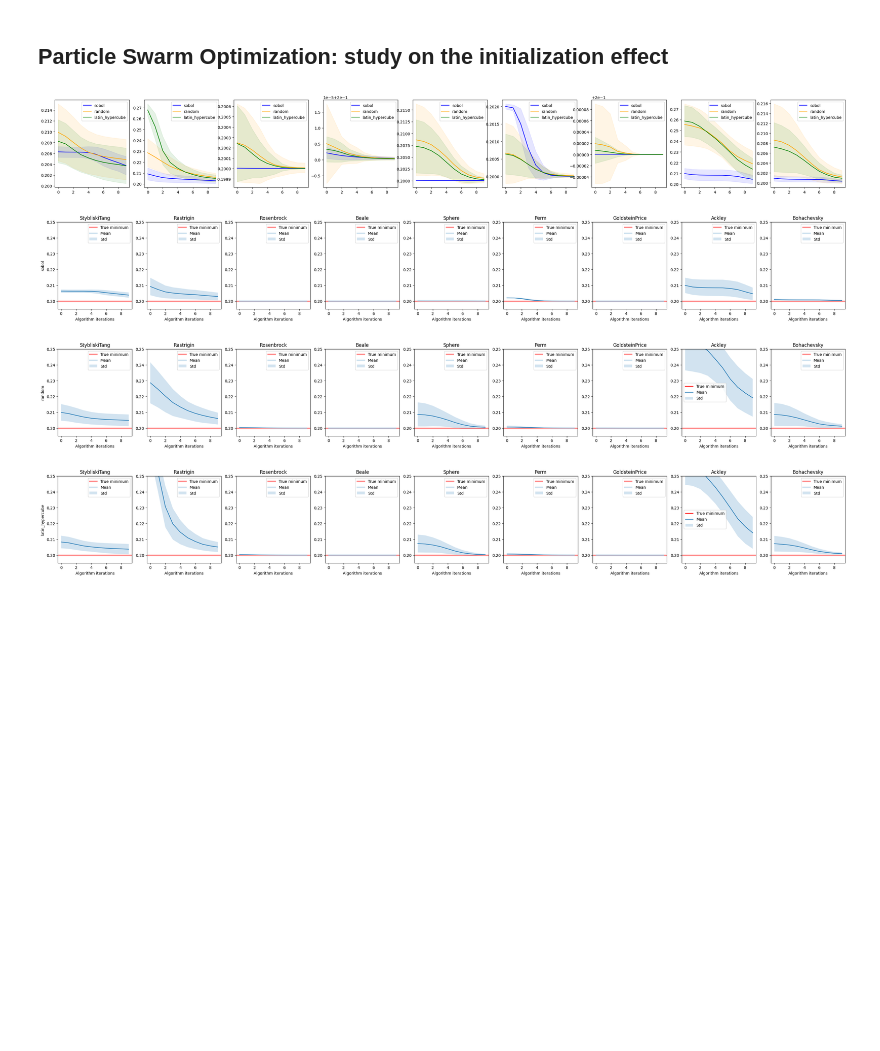
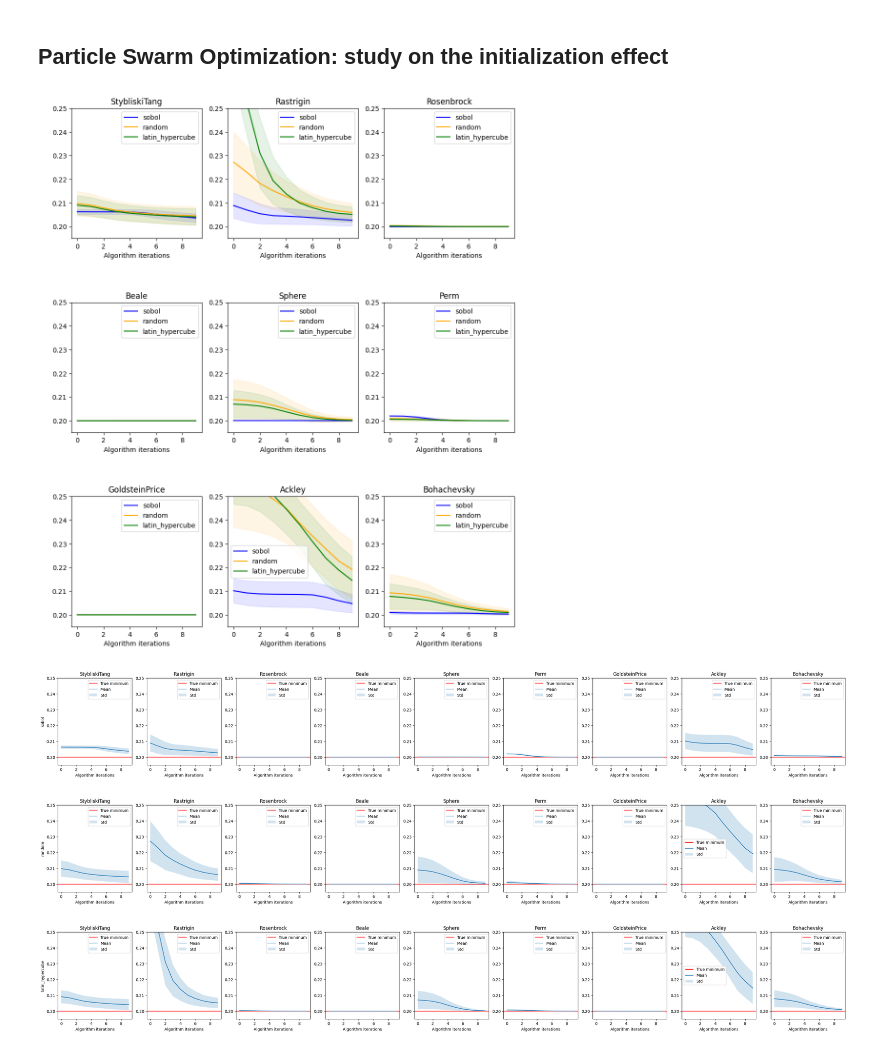
Before and after one commit to oselin/algorithm_development, a Jupyter notebook: 4.effect_of_initialization.ipynb, the cells around one changed output. Drawn from its saved outputs; the diff is of its cells as text; code cells hidden in the pictures; blank space fills up the shorter version.

```diff
--- a/4.effect_of_initialization.ipynb
+++ b/4.effect_of_initialization.ipynb
@@ -20,3 +20,11 @@ def best_history(data):
             if (cd < best[-1]): best.append(cd)
             else: best.append(best[-1])
     return best
+
+def discretize_X(X:np.array) -> np.array:
+
+    for i in range(X.shape[0]):
+        for j in range(X.shape[1]):
+            if (0 < (X[i,j] % 1) <= 0.5): X[i,j] = X[i,j]//1 + 0.5
+            else: X[i,j] = np.ceil(X[i,j])
+    return X
@@ -32,7 +121,7 @@ tests  = 250
 X1 =  X2 = np.linspace(-5, 5, 101)
 points = np.array([[x1,x2] for x1 in X1 for x2 in X2])
 
-fig_shared, ax_shared = plt.subplots(1, len(benchmarkfunction_list), figsize=(4*len(benchmarkfunction_list), 4))
+fig_shared, ax_shared = plt.subplots(3,3, figsize=(4*3,5*3))
 colors = ["blue","orange","green"]
 
 # Set the initialization methods than must be tested
@@ -71,9 +160,13 @@ for ii, method in enumerate(init_methods):
         ax[idx].legend(["True minimum", "Mean", "Std"])
         if (idx == 0): ax[idx].set_ylabel(method)
 
-        ax_shared[idx].plot(range(len(Ymean)), Ymean, label=method, c=colors[ii])
-        ax_shared[idx].fill_between(range(len(Ymean)), Ymean - Ystd, Ymean + Ystd, alpha=0.1, color=colors[ii])
-        ax_shared[idx].legend()
+        ax_shared[idx//3, idx%3].set_title(fcn.__name__)
+        ax_shared[idx//3, idx%3].set_xlabel("Algorithm iterations")
+        ax_shared[idx//3, idx%3].plot(range(len(Ymean)), Ymean, label=method, c=colors[ii])
+        ax_shared[idx//3, idx%3].fill_between(range(len(Ymean)), Ymean - Ystd, Ymean + Ystd, alpha=0.1, color=colors[ii])
+        ax_shared[idx//3, idx%3].set_ylim([0.195, 0.25])
+        if (idx == 0): ax_shared[idx//3, idx%3].set_ylabel(" ")
+        ax_shared[idx//3, idx%3].legend()
 
 plt.show()
 # %% [output]
@@ -93,7 +185,7 @@ tests  = 250
 X1 =  X2 = np.linspace(-5, 5, 101)
 points = np.array([[x1,x2] for x1 in X1 for x2 in X2])
 
-fig_shared, ax_shared = plt.subplots(1, len(benchmarkfunction_list), figsize=(4*len(benchmarkfunction_list), 4))
+fig_shared, ax_shared = plt.subplots(3,3, figsize=(4*3,5*3))
 colors = ["blue","orange","green"]
 
 # Set the initialization methods than must be tested
@@ -108,37 +200,42 @@ for ii, method in enumerate(init_methods):
 
         # Estimate the function output
         Fx = fcn(points.T)
 
         # Rescaling the function to 0.20 - 0.35 range
         Fn = lambda p: (fcn(p) - np.min(Fx)) * (0.15)/(np.max(Fx) - np.min(Fx)) + 0.20
 
         Y_log = []
         for test in range(tests):
             Xmin, Ymin, X, Y = particle_swarm(Fn, sampling_budget=sampling_budget, sampling_method = method)
             Y_log.append(best_history(Y))
 
         # Calculate mean and standard deviation for the tests at the sampling_budget=budget
         Ystd  = np.std(Y_log, axis=0)
         Ymean = np.mean(Y_log, axis=0)
 
         # Plot the performances
         ax[idx].axhline(y = np.min(Fn(points.T)), color = 'r', linestyle = '-')
 
         ax[idx].plot(range(len(Ymean)), Ymean)
         ax[idx].fill_between(range(len(Ymean)), Ymean - Ystd, Ymean + Ystd, alpha=0.2, label='Standard Deviation')
         ax[idx].set_ylim([0.195, 0.25])
         ax[idx].set_title(fcn.__name__)
         ax[idx].set_xlabel("Algorithm iterations")
         ax[idx].legend(["True minimum", "Mean", "Std"])
         if (idx == 0): ax[idx].set_ylabel(method)
 
-        ax_shared[idx].plot(range(len(Ymean)), Ymean, label=method, c=colors[ii])
-        ax_shared[idx].fill_between(range(len(Ymean)), Ymean - Ystd, Ymean + Ystd, alpha=0.1, color=colors[ii])
-        ax_shared[idx].legend()
+        ax_shared[idx//3, idx%3].set_title(fcn.__name__)
+        ax_shared[idx//3, idx%3].set_xlabel("Algorithm iterations")
+        ax_shared[idx//3, idx%3].plot(range(len(Ymean)), Ymean, label=method, c=colors[ii])
+        ax_shared[idx//3, idx%3].fill_between(range(len(Ymean)), Ymean - Ystd, Ymean + Ystd, alpha=0.1, color=colors[ii])
+        ax_shared[idx//3, idx%3].set_ylim([0.195, 0.25])
+        ax_shared[idx//3, idx%3].set_box_aspect(1)
+        if (idx == 0): ax_shared[idx//3, idx%3].set_ylabel(" ")
+        ax_shared[idx//3, idx%3].legend()
 
 plt.show()
 # %% [output]
-[figure, old version]
+[figure, new version]
 [figure]
 [figure]
 [figure]
```
Also changed, not shown: parts of 3 cells of this notebook, 6 other files.
